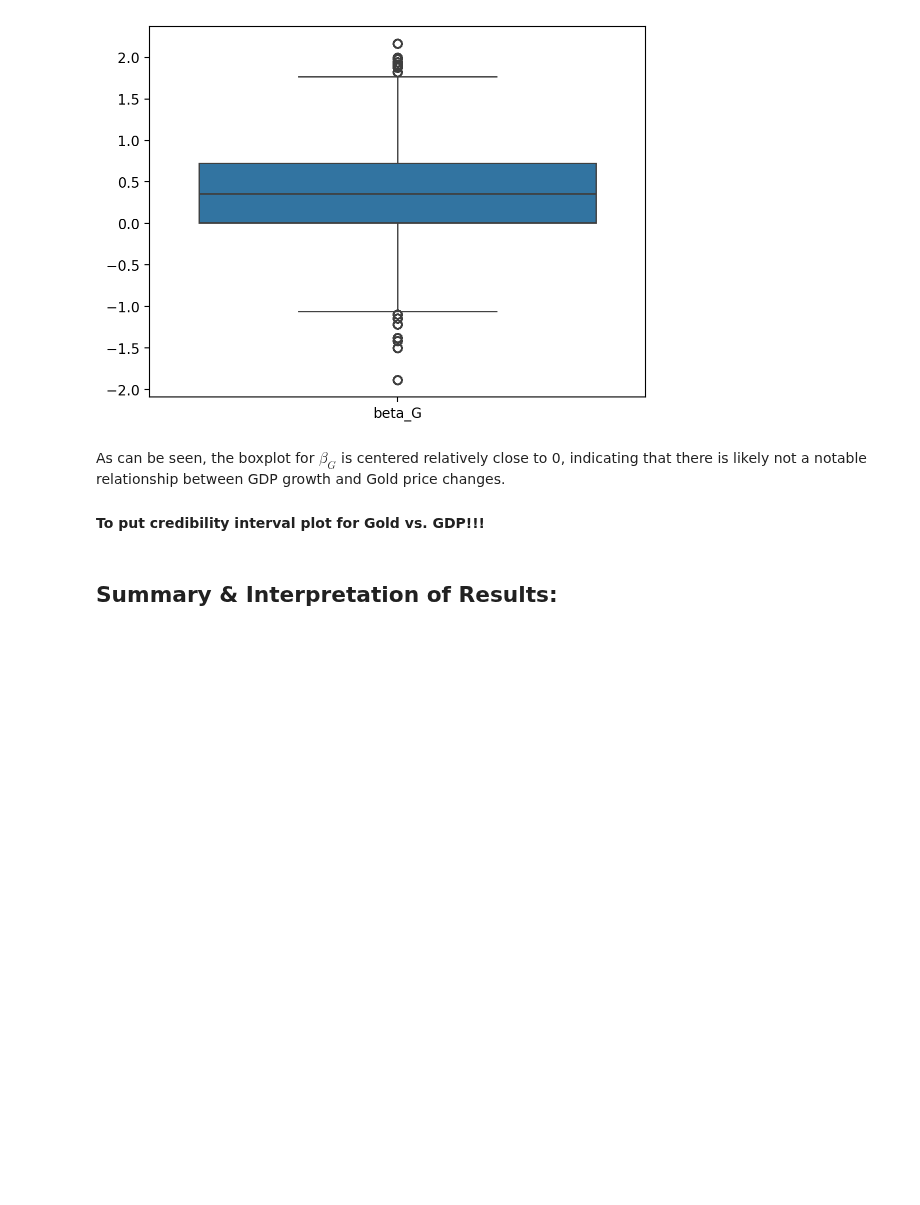
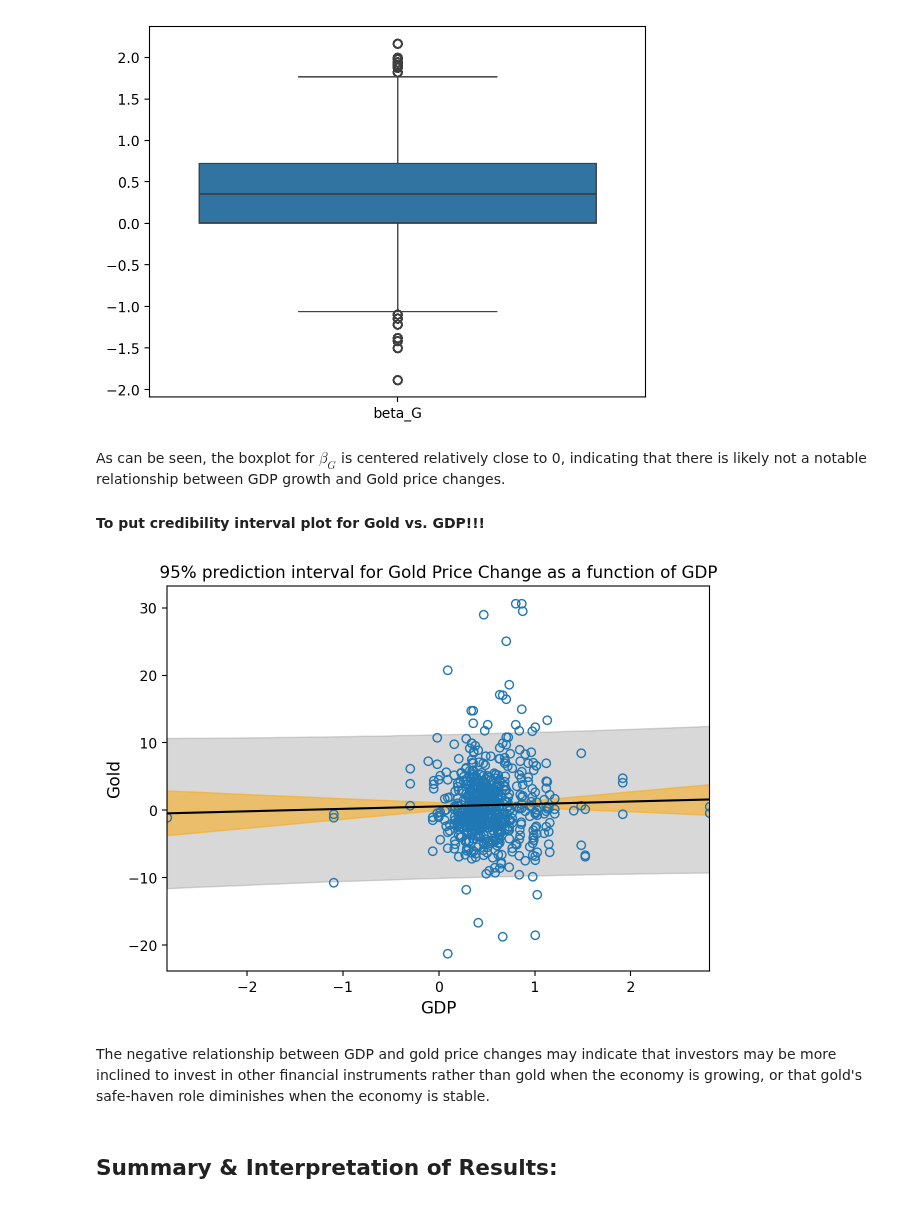
Before and after one commit to AndreiAf02/Math509Project_Public, a Jupyter notebook: 509ProjectV2.ipynb, the cells around one changed output. Saved outputs shown, nothing was run; the diff lists cells and outputs as text; code cells hidden in the pictures; blank space fills up the shorter version.

```diff
--- a/509ProjectV2.ipynb
+++ b/509ProjectV2.ipynb
@@ -987,5 +994,62 @@ sns.boxplot(data=model_gold2_mcmc_samples[['beta_G']])
 As can be seen, the boxplot for $\beta_G$ is centered relatively close to 0, indicating that there is likely not a notable relationship between GDP growth and Gold price changes.
 # %% [markdown]
 **To put credibility interval plot for Gold vs. GDP!!!**
+# %%
+## Prediction plot for Gold from GDP MCMC:
+
+prob = 0.95 ## for credible intervals
+
+xmin = data_pt2['GDP'].min()
+xmax = data_pt2['GDP'].max()
+xmean = data_pt2['GDP'].mean()
+
+N_weight = 50
+x = linspace(xmin, xmax, N_weight) ## weight range
+
+alpha_samples = array(model_gold2_mcmc_samples['alpha'])[None, :]
+beta_samples = array(model_gold2_mcmc_samples['beta_G'])[None, :]
+sigma_samples = array(model_gold2_mcmc_samples['sigma'])[None, :]
+N_posterior_samples = alpha_samples.size
+
+#### the mean posterior average height
+mu_avg = alpha_samples.mean() + beta_samples.mean()*(x - xmean)
+
+#### collect samples of the average height
+mu_samples = alpha_samples + beta_samples*(x[:, None] - xmean)
+## lower bound and upper credible inteval bounds for each fixed weight in the array `x`
+mu_samples_sorted = sort(mu_samples, axis=1)
+index = int(N_posterior_samples*(1 - prob)/2)
+mu_lower = mu_samples_sorted[:, index]
+mu_upper = mu_samples_sorted[:, -index]
+
+#### Sample the posterior prediction height
+h_samples = stats.norm.rvs(
+    mu_samples,
+    sigma_samples,
+    size=(N_weight, N_posterior_samples))
+## lower bound and upper credible inteval bounds for each fixed weight in the array `x`
+h_samples_sorted = sort(h_samples, axis=1)
+index = int(N_posterior_samples*(1 - prob)/2)
+h_lower = h_samples_sorted[:, index]
+h_upper = h_samples_sorted[:, -index]
+
+
+##### Figure code
+
+figure(1, [7, 5])
+
+fill_between(x, h_upper, h_lower, color='0.5', alpha=0.3)
+fill_between(x, mu_upper, mu_lower, color='orange', alpha=0.5)
+plot(data_pt2['GDP'], data_pt2['GoldChange'], 'o', mfc='none')
+plot(x, mu_avg, 'k')
+
+xlim(xmin, xmax)
+title('95% prediction interval for Gold Price Change as a function of GDP')
+xlabel('GDP', fontsize=12)
+ylabel('Gold', fontsize=12);
+# %% [output]
+[figure, added]
+# %% [markdown]
+The negative relationship between GDP and gold price changes may indicate that investors may be more inclined to invest in other financial instruments rather than gold when the economy is growing, or that gold's safe-haven role diminishes when the economy is stable.
 # %% [markdown]
 ## Summary & Interpretation of Results:
```
Also changed, not shown: parts of 2 cells of this notebook.
